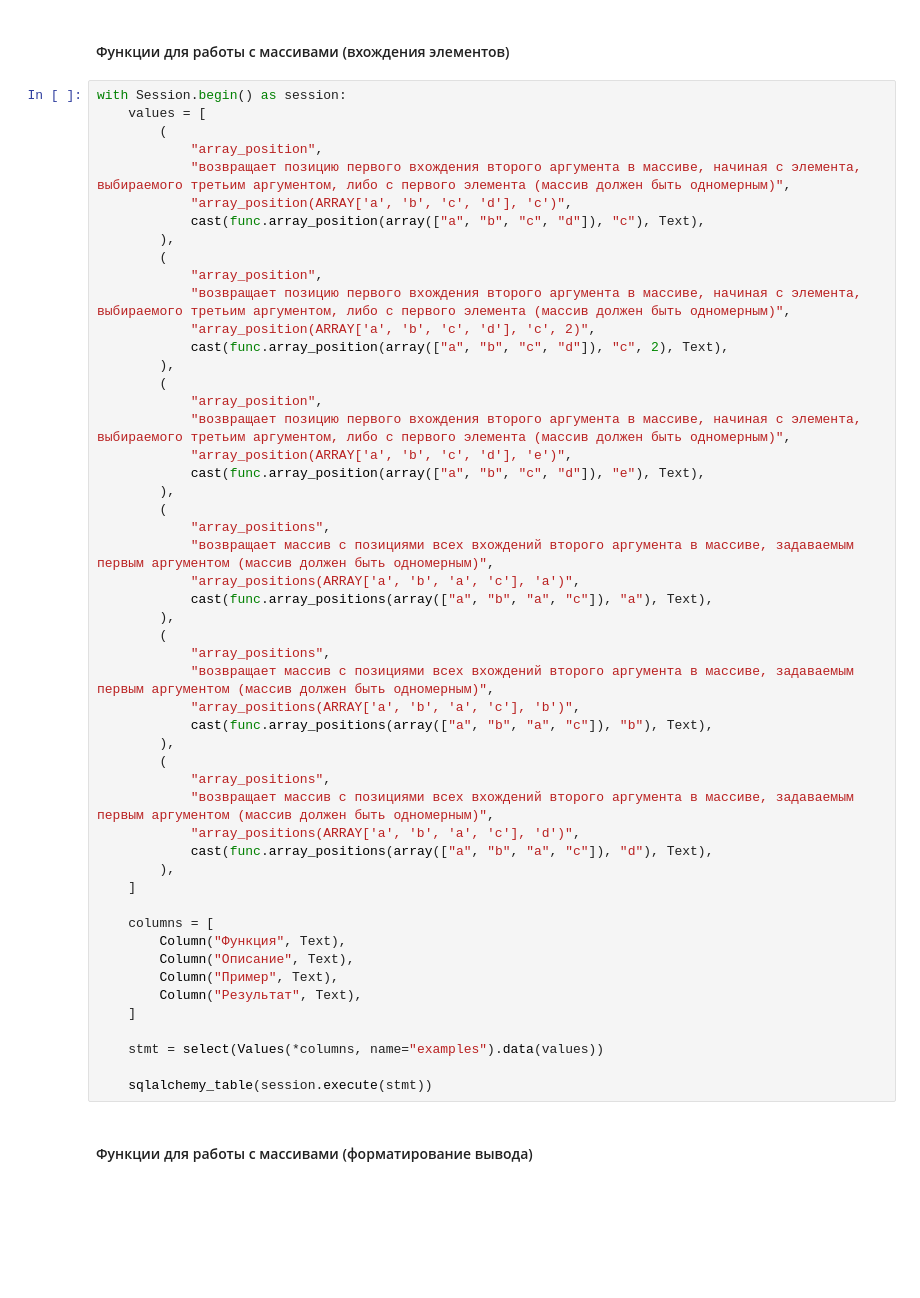
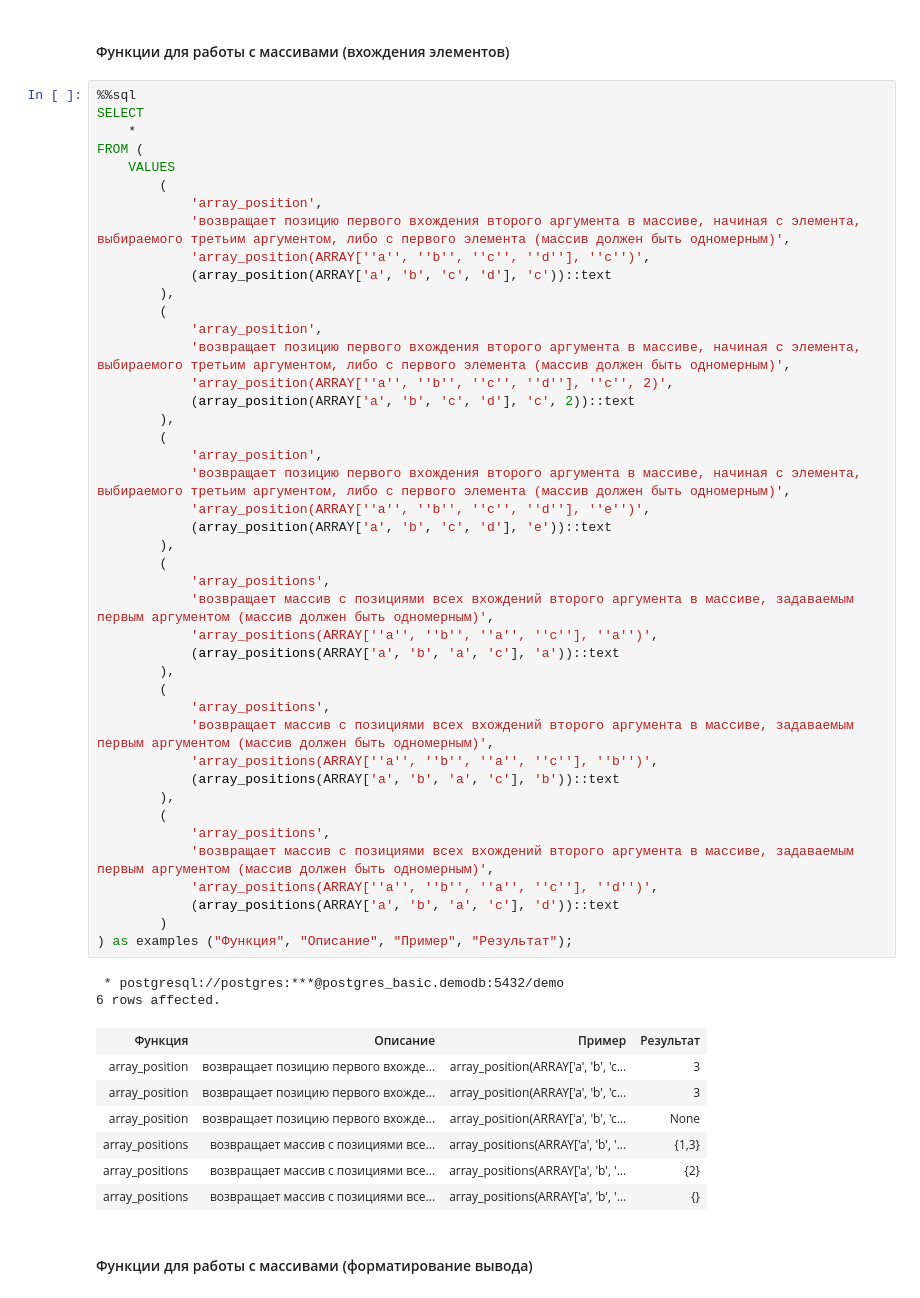
Before and after one commit to vowatchka/postgres_basic, a Jupyter notebook: practices/4_postgres_datatypes/gorm.ipynb, the cells around one changed output. Cells and saved outputs as stored; diff of their text form; blank space fills up the shorter version.

```diff
--- a/practices/4_postgres_datatypes/gorm.ipynb
+++ b/practices/4_postgres_datatypes/gorm.ipynb
@@ -2160,56 +2444,58 @@ with Session.begin() as session:
 # %% [markdown]
 #### Функции для работы с массивами (вхождения элементов)
 # %%
-with Session.begin() as session:
-    values = [
+%%sql
+SELECT
+    *
+FROM (
+    VALUES
         (
-            "array_position",
-			"возвращает позицию первого вхождения второго аргумента в массиве, начиная с элемента, выбираемого третьим аргументом, либо с первого элемента (массив должен быть одномерным)",
-			"array_position(ARRAY['a', 'b', 'c', 'd'], 'c')",
-			cast(func.array_position(array(["a", "b", "c", "d"]), "c"), Text),
+            'array_position',
+			'возвращает позицию первого вхождения второго аргумента в массиве, начиная с элемента, выбираемого третьим аргументом, либо с первого элемента (массив должен быть одномерным)',
+			'array_position(ARRAY[''a'', ''b'', ''c'', ''d''], ''c'')',
+			(array_position(ARRAY['a', 'b', 'c', 'd'], 'c'))::text
         ),
         (
-            "array_position",
-			"возвращает позицию первого вхождения второго аргумента в массиве, начиная с элемента, выбираемого третьим аргументом, либо с первого элемента (массив должен быть одномерным)",
-			"array_position(ARRAY['a', 'b', 'c', 'd'], 'c', 2)",
-			cast(func.array_position(array(["a", "b", "c", "d"]), "c", 2), Text),
+            'array_position',
+			'возвращает позицию первого вхождения второго аргумента в массиве, начиная с элемента, выбираемого третьим аргументом, либо с первого элемента (массив должен быть одномерным)',
+			'array_position(ARRAY[''a'', ''b'', ''c'', ''d''], ''c'', 2)',
+			(array_position(ARRAY['a', 'b', 'c', 'd'], 'c', 2))::text
         ),
         (
-            "array_position",
-			"возвращает позицию первого вхождения второго аргумента в массиве, начиная с элемента, выбираемого третьим аргументом, либо с первого элемента (массив должен быть одномерным)",
-			"array_position(ARRAY['a', 'b', 'c', 'd'], 'e')",
-			cast(func.array_position(array(["a", "b", "c", "d"]), "e"), Text),
+            'array_position',
+			'возвращает позицию первого вхождения второго аргумента в массиве, начиная с элемента, выбираемого третьим аргументом, либо с первого элемента (массив должен быть одномерным)',
+			'array_position(ARRAY[''a'', ''b'', ''c'', ''d''], ''e'')',
+			(array_position(ARRAY['a', 'b', 'c', 'd'], 'e'))::text
         ),
         (
-            "array_positions",
-			"возвращает массив с позициями всех вхождений второго аргумента в массиве, задаваемым первым аргументом (массив должен быть одномерным)",
-			"array_positions(ARRAY['a', 'b', 'a', 'c'], 'a')",
-			cast(func.array_positions(array(["a", "b", "a", "c"]), "a"), Text),
+            'array_positions',
+			'возвращает массив с позициями всех вхождений второго аргумента в массиве, задаваемым первым аргументом (массив должен быть одномерным)',
+			'array_positions(ARRAY[''a'', ''b'', ''a'', ''c''], ''a'')',
+			(array_positions(ARRAY['a', 'b', 'a', 'c'], 'a'))::text
         ),
         (
-            "array_positions",
-			"возвращает массив с позициями всех вхождений второго аргумента в массиве, задаваемым первым аргументом (массив должен быть одномерным)",
-			"array_positions(ARRAY['a', 'b', 'a', 'c'], 'b')",
-			cast(func.array_positions(array(["a", "b", "a", "c"]), "b"), Text),
+            'array_positions',
+			'возвращает массив с позициями всех вхождений второго аргумента в массиве, задаваемым первым аргументом (массив должен быть одномерным)',
+			'array_positions(ARRAY[''a'', ''b'', ''a'', ''c''], ''b'')',
+			(array_positions(ARRAY['a', 'b', 'a', 'c'], 'b'))::text
         ),
         (
-            "array_positions",
-			"возвращает массив с позициями всех вхождений второго аргумента в массиве, задаваемым первым аргументом (массив должен быть одномерным)",
-			"array_positions(ARRAY['a', 'b', 'a', 'c'], 'd')",
-			cast(func.array_positions(array(["a", "b", "a", "c"]), "d"), Text),
-        ),
-    ]
-
-    columns = [
-        Column("Функция", Text),
-        Column("Описание", Text),
-        Column("Пример", Text),
-        Column("Результат", Text),
-    ]
-
-    stmt = select(Values(*columns, name="examples").data(values))
-
-    sqlalchemy_table(session.execute(stmt))
+            'array_positions',
+			'возвращает массив с позициями всех вхождений второго аргумента в массиве, задаваемым первым аргументом (массив должен быть одномерным)',
+			'array_positions(ARRAY[''a'', ''b'', ''a'', ''c''], ''d'')',
+			(array_positions(ARRAY['a', 'b', 'a', 'c'], 'd'))::text
+        )
+) as examples ("Функция", "Описание", "Пример", "Результат");
+# %% [output]
+ * postgresql://postgres:***@postgres_basic.demodb:5432/demo
+6 rows affected.
+| Функция | Описание | Пример | Результат |
+| array_position | возвращает позицию первого вхожде... | array_position(ARRAY['a', 'b', 'c... | 3 |
+| array_position | возвращает позицию первого вхожде... | array_position(ARRAY['a', 'b', 'c... | 3 |
+| array_position | возвращает позицию первого вхожде... | array_position(ARRAY['a', 'b', 'c... | None |
+| array_positions | возвращает массив с позициями все... | array_positions(ARRAY['a', 'b', '... | {1,3} |
+| array_positions | возвращает массив с позициями все... | array_positions(ARRAY['a', 'b', '... | {2} |
+| array_positions | возвращает массив с позициями все... | array_positions(ARRAY['a', 'b', '... | {} |
 # %% [markdown]
 #### Функции для работы с массивами (форматирование вывода)
 # %%
```
Also changed, not shown: parts of 189 cells of this notebook.
